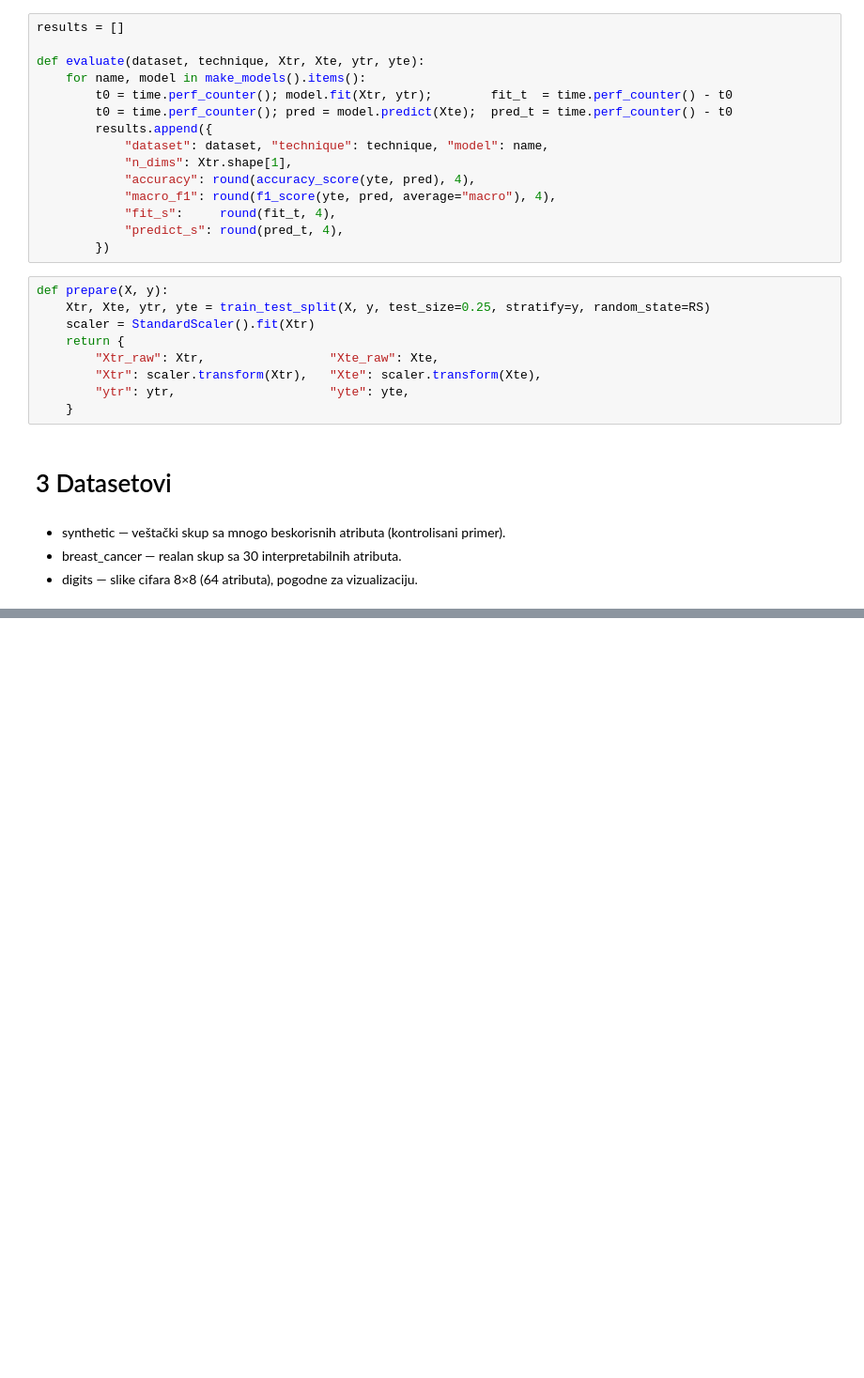
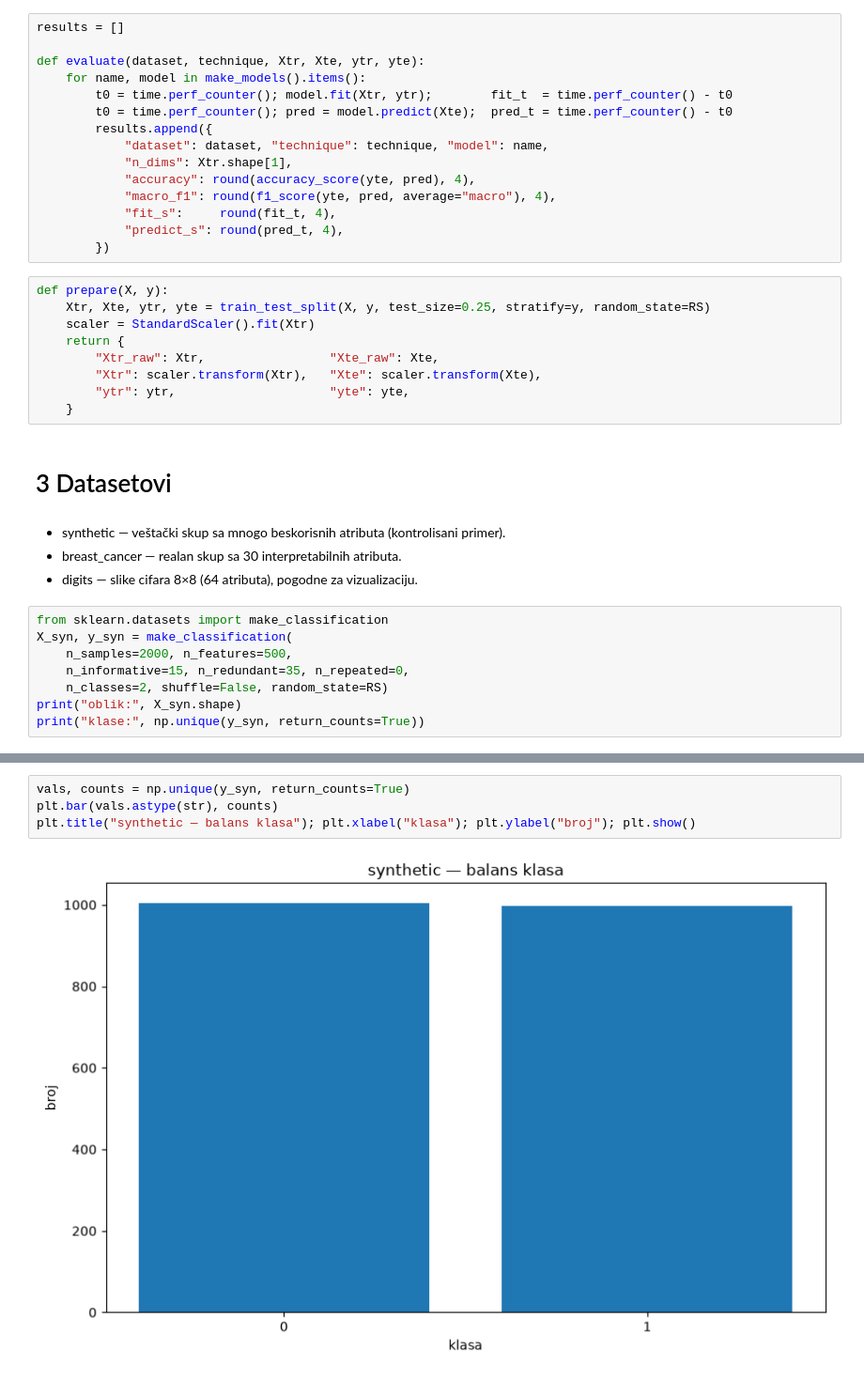
Before and after one commit to BoziCCCa/DimensionalityReduction, a Jupyter notebook: notebook.ipynb, the cells around one changed output, grey strips where cells are left out. Shown at 94% size. Saved outputs shown, nothing was run; the diff lists cells and outputs as text; blank space fills up the shorter version.

```diff
--- a/notebook.ipynb
+++ b/notebook.ipynb
@@ -64,3 +71,11 @@ def prepare(X, y):
 <li>breast_cancer — realan skup sa 30 interpretabilnih atributa.</li>
 <li>digits — slike cifara 8×8 (64 atributa), pogodne za vizualizaciju.</li>
 </ul>
+# %%
+from sklearn.datasets import make_classification
+X_syn, y_syn = make_classification(
+    n_samples=2000, n_features=500,
+    n_informative=15, n_redundant=35, n_repeated=0,
+    n_classes=2, shuffle=False, random_state=RS)
+print("oblik:", X_syn.shape)
+print("klase:", np.unique(y_syn, return_counts=True))
@@ -66,0 +114,6 @@ def prepare(X, y):
+# %%
+vals, counts = np.unique(y_syn, return_counts=True)
+plt.bar(vals.astype(str), counts)
+plt.title("synthetic — balans klasa"); plt.xlabel("klasa"); plt.ylabel("broj"); plt.show()
+# %% [output]
+[figure, added]
```
Also changed, not shown: parts of 89 cells of this notebook.
